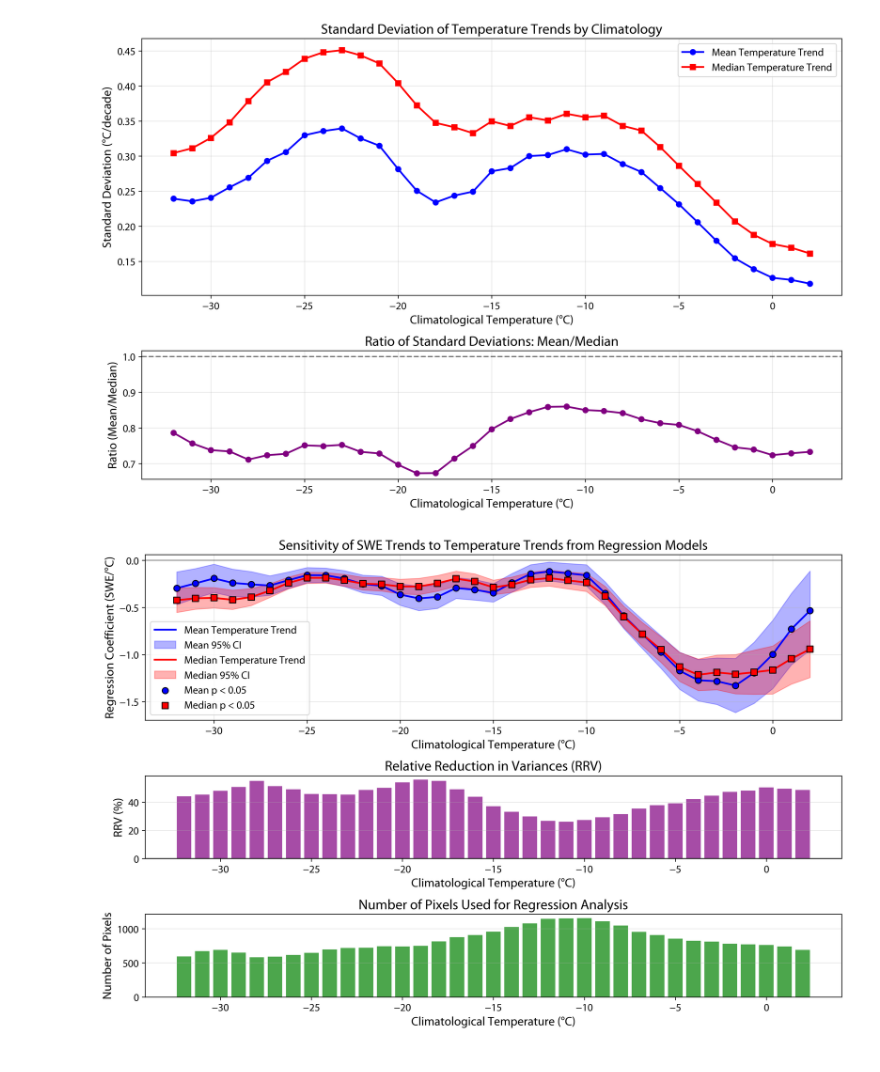
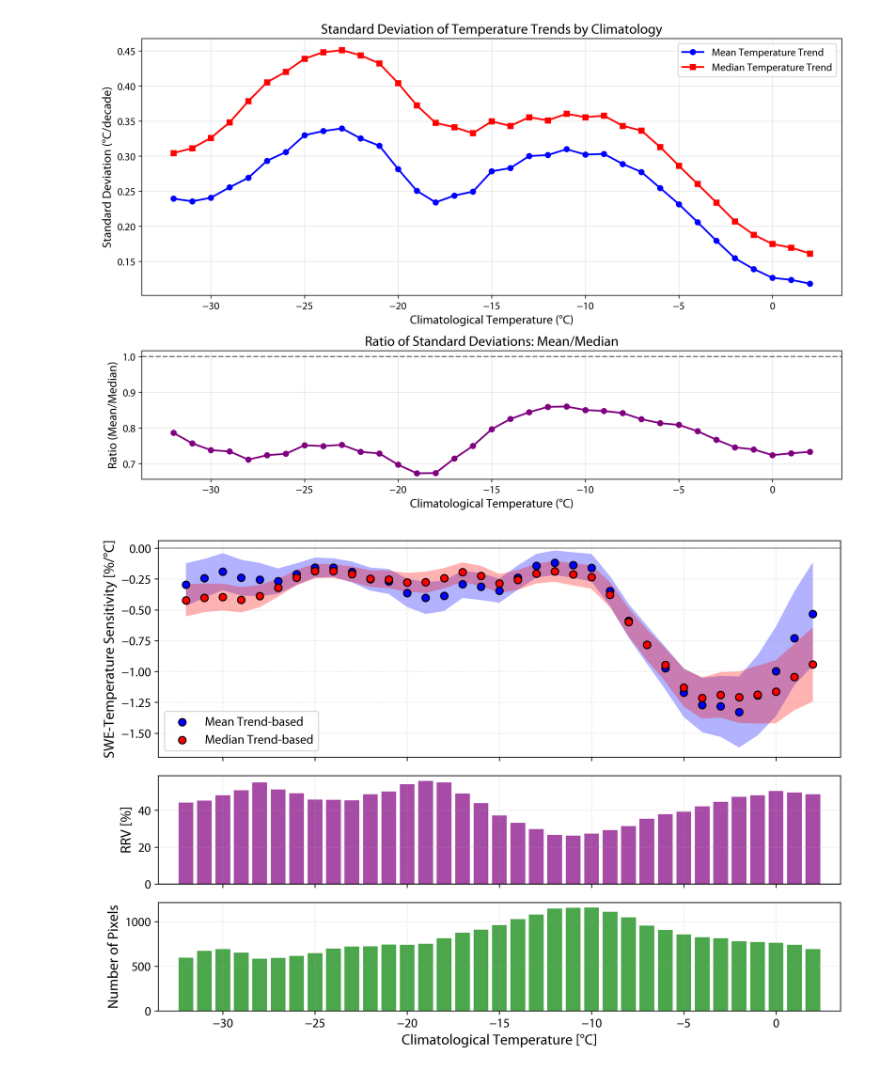
Before and after one commit to cruiseryy/mean_vs_median_temp, a Jupyter notebook: cenceptual_for_discussion.ipynb, the cells around one changed output. Cells and saved outputs as stored; diff of their text form; code cells hidden in the pictures.

Commit message:
update figure formatting

```diff
--- a/cenceptual_for_discussion.ipynb
+++ b/cenceptual_for_discussion.ipynb
@@ -663,63 +663,62 @@ for i in range(len(clim_range)):
         rrv[i] = np.nan
 
 # Create figure with three subplots
-fig, (ax1, ax2, ax3) = plt.subplots(3, 1, figsize=(12, 8), gridspec_kw={'height_ratios': [2, 1, 1]})
+fig, (ax1, ax2, ax3) = plt.subplots(3, 1, figsize=(10, 7), gridspec_kw={'height_ratios': [2, 1, 1]})
 
 # Top panel: Regression coefficients with 95% confidence interval
 # Plot mean temperature trend with 95% confidence interval
-ax1.plot(reg_coef_mean[valid_reg_mean, 0], reg_coef_mean[valid_reg_mean, 1],
-         color='blue', linewidth=2, label='Mean Temperature Trend')
 ax1.fill_between(reg_coef_mean[valid_reg_mean, 0],
                  reg_coef_mean[valid_reg_mean, 1] - 1.96 * reg_stderr_mean[valid_reg_mean, 1],
                  reg_coef_mean[valid_reg_mean, 1] + 1.96 * reg_stderr_mean[valid_reg_mean, 1],
-                 alpha=0.3, color='blue', label='Mean 95% CI')
+                 alpha=0.3, color='blue', edgecolor='None')
 
 # Plot median temperature trend with 95% confidence interval
-ax1.plot(reg_coef_median[valid_reg_median, 0], reg_coef_median[valid_reg_median, 1],
-         color='red', linewidth=2, label='Median Temperature Trend')
 ax1.fill_between(reg_coef_median[valid_reg_median, 0],
                  reg_coef_median[valid_reg_median, 1] - 1.96 * reg_stderr_median[valid_reg_median, 1],
                  reg_coef_median[valid_reg_median, 1] + 1.96 * reg_stderr_median[valid_reg_median, 1],
-                 alpha=0.3, color='red', label='Median 95% CI')
+                 alpha=0.3, color='red', edgecolor='None')
 
 # Highlight significant points (p < 0.05)
 significant_reg_mean = (reg_coef_mean[:, 2] < 0.05) & valid_reg_mean
 significant_reg_median = (reg_coef_median[:, 2] < 0.05) & valid_reg_median
 
 ax1.scatter(reg_coef_mean[significant_reg_mean, 0], reg_coef_mean[significant_reg_mean, 1],
            color='blue', s=50, marker='o', edgecolors='black', linewidth=1,
-           label='Mean p < 0.05', zorder=5)
+           label='Mean Trend-based', zorder=5)
 ax1.scatter(reg_coef_median[significant_reg_median, 0], reg_coef_median[significant_reg_median, 1],
-           color='red', s=50, marker='s', edgecolors='black', linewidth=1,
-           label='Median p < 0.05', zorder=5)
+           color='red', s=50, marker='o', edgecolors='black', linewidth=1,
+           label='Median Trend-based', zorder=5)
 
-ax1.set_xlabel('Climatological Temperature (°C)', fontsize=14)
-ax1.set_ylabel('Regression Coefficient (SWE/°C)', fontsize=14)
-ax1.set_title('Sensitivity of SWE Trends to Temperature Trends from Regression Models', fontsize=16)
+ax1.set_ylabel('SWE-Temperature Sensitivity [%/°C]', fontsize=14)
+# ax1.set_title('(a) Sensitivity of SWE Trends to Temperature Trends', fontsize=16)
 ax1.legend(fontsize=12)
-ax1.grid(True, alpha=0.3)
 ax1.axhline(y=0, color='k', linestyle='-', alpha=0.3)
+ax1.grid(True, linestyle='--', alpha=0.25)
 ax1.tick_params(axis='both', which='major', labelsize=12)
+ax1.tick_params(axis='x', which='both', labelbottom=False)  # Turn off x-axis labels for ax1
+ax1.set_xlim(min(clim_range)-1.5, max(clim_range)+1.5)  # Set consistent x-axis limits
 
 # Middle panel: RRV (Relative Reduction in Variances)
 valid_rrv = ~np.isnan(rrv)
 ax2.bar(clim_range[valid_rrv], rrv[valid_rrv], width=0.8, alpha=0.7, color='purple')
 ax2.axhline(y=0, color='k', linestyle='-', alpha=0.3)
-ax2.set_xlabel('Climatological Temperature (°C)', fontsize=14)
-ax2.set_ylabel('RRV (%)', fontsize=14)
-ax2.set_title('Relative Reduction in Variances (RRV)', fontsize=16)
-ax2.grid(True, alpha=0.3, axis='y')
+ax2.grid(True, linestyle='--', alpha=0.25)
+ax2.set_ylabel('RRV [%]', fontsize=14)
+# ax2.set_title('(b) Relative Reduction in Variances (RRV)', fontsize=16)
 ax2.tick_params(axis='both', which='major', labelsize=12)
+ax2.tick_params(axis='x', which='both', labelbottom=False)  # Turn off x-axis labels for ax2
+ax2.set_xlim(min(clim_range)-1.5, max(clim_range)+1.5)  # Set consistent x-axis limits
 
 # Bottom panel: Number of pixels
 ax3.bar(clim_range, pixel_counts, width=0.8, alpha=0.7, color='green')
-ax3.set_xlabel('Climatological Temperature (°C)', fontsize=14)
+ax3.grid(True, linestyle='--', alpha=0.25)
+ax3.set_xlabel('Climatological Temperature [°C]', fontsize=14)
 ax3.set_ylabel('Number of Pixels', fontsize=14)
-ax3.set_title('Number of Pixels Used for Regression Analysis', fontsize=16)
-ax3.grid(True, alpha=0.3, axis='y')
+# ax3.set_title('(c) Number of Pixels Used in each Climatological Temperature Window', fontsize=16)
 ax3.tick_params(axis='both', which='major', labelsize=12)
+ax3.set_xlim(min(clim_range)-1.5, max(clim_range)+1.5)  # Set consistent x-axis limits
 
 plt.tight_layout()
 plt.show()
 # %% [output]
-[figure, old version]
+[figure, new version]
```
Also changed, not shown: parts of 2 cells of this notebook, 18 other files.
